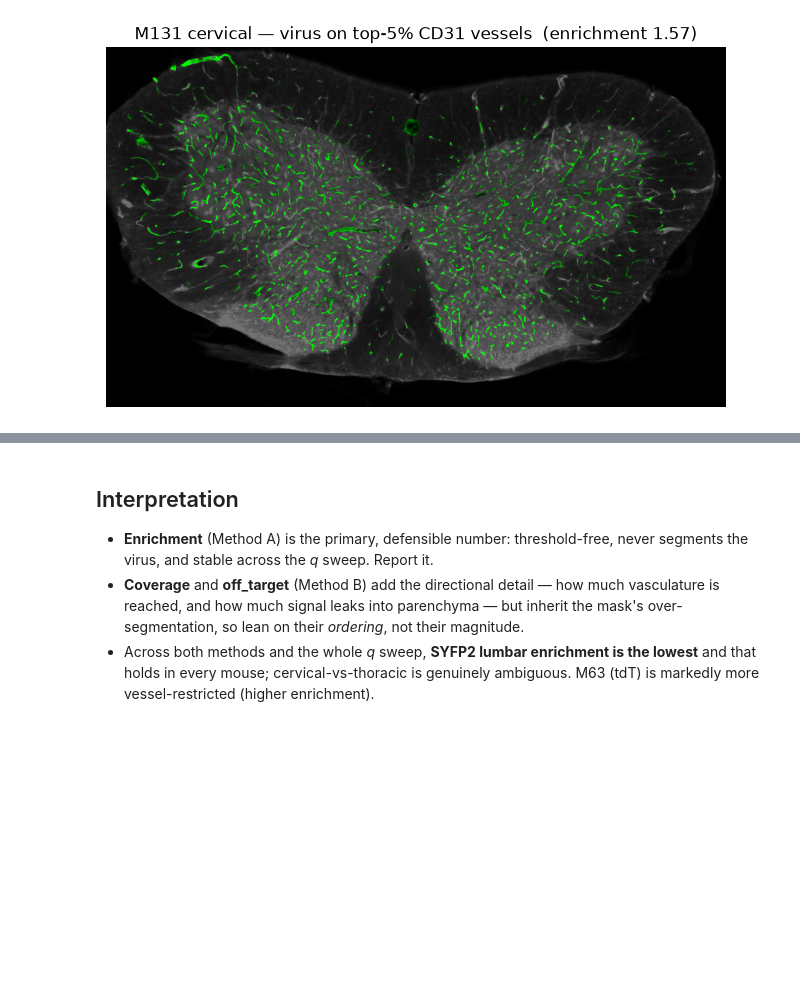
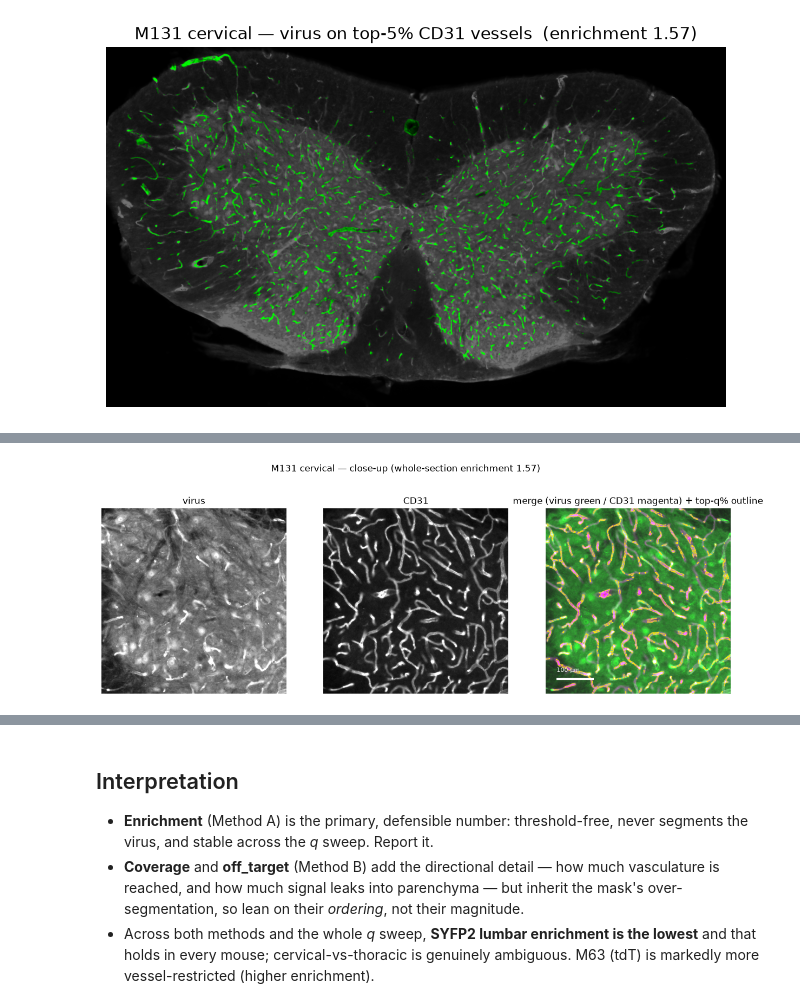
Before and after one commit to UCI-XuLab/blood-vessel-processing, a Jupyter notebook: notebooks/enrichment_metrics.ipynb, the cells around one changed output, grey strips where cells are left out. Drawn from its saved outputs; the diff is of its cells as text; code cells hidden in the pictures; blank space fills up the shorter version.

```diff
--- a/notebooks/enrichment_metrics.ipynb
+++ b/notebooks/enrichment_metrics.ipynb
@@ -230,0 +240,30 @@ plt.show()
+# %%
+# Zoom into the densest-vessel window of the same section at native resolution.
+box = lambda a: uniform_filter(a.astype(np.float32), size=CROP_PX, mode="constant")
+half = CROP_PX // 2
+rows_, cols_ = tissue.shape
+valid = np.zeros(tissue.shape, bool)
+valid[half:rows_ - half, half:cols_ - half] = True
+valid &= box(tissue.astype(np.float32)) > 0.6
+centre = np.unravel_index(
+    np.argmax(np.where(valid, box(vessels.astype(np.float32)), -np.inf)), tissue.shape)
+sl = _crop_slice(centre)
+
+def clip(channel):
+    lo, hi = np.percentile(channel[tissue], [1, 99])
+    return np.clip((channel - lo) / max(hi - lo, 1e-6), 0, 1)
+
+vcrop, ccrop, ves = clip(virus)[sl], clip(cd31)[sl], vessels[sl]
+fig, ax = plt.subplots(1, 3, figsize=(15, 5.2))
+ax[0].imshow(vcrop, cmap="gray"); ax[0].set_title("virus")
+ax[1].imshow(ccrop, cmap="gray"); ax[1].set_title("CD31")
+ax[2].imshow(_merge_rgb(vcrop, ccrop))
+ax[2].contour(ves.astype(float), [0.5], colors="#ffea00", linewidths=0.5)
+_add_scalebar(ax[2]); ax[2].set_title("merge (virus green / CD31 magenta) + top-q% outline")
+for a in ax:
+    a.axis("off")
+fig.suptitle(f"{mouse} {REGION_NAME[region]} — close-up "
+             f"(whole-section enrichment {curve[VIS_Q]:.2f})")
+plt.show()
+# %% [output]
+[figure, added]
```
Also changed, not shown: parts of 6 cells of this notebook, 1 other file.
